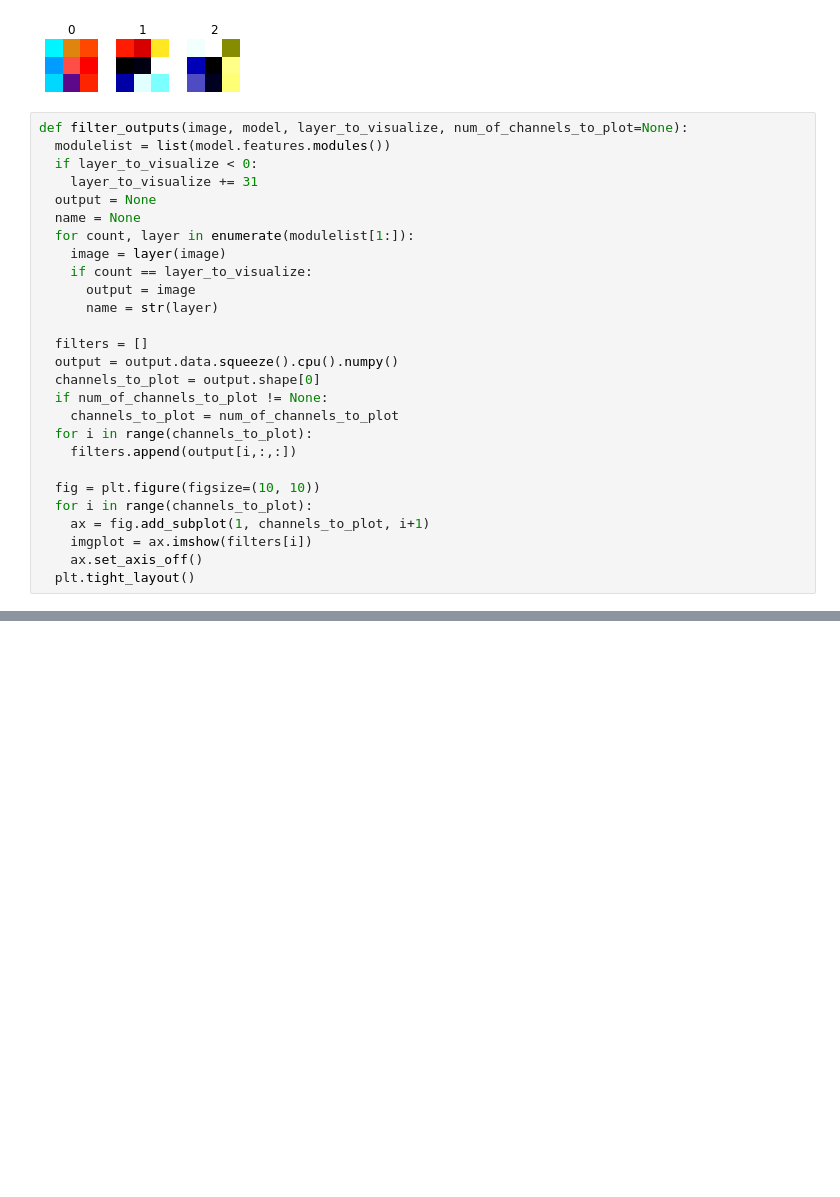
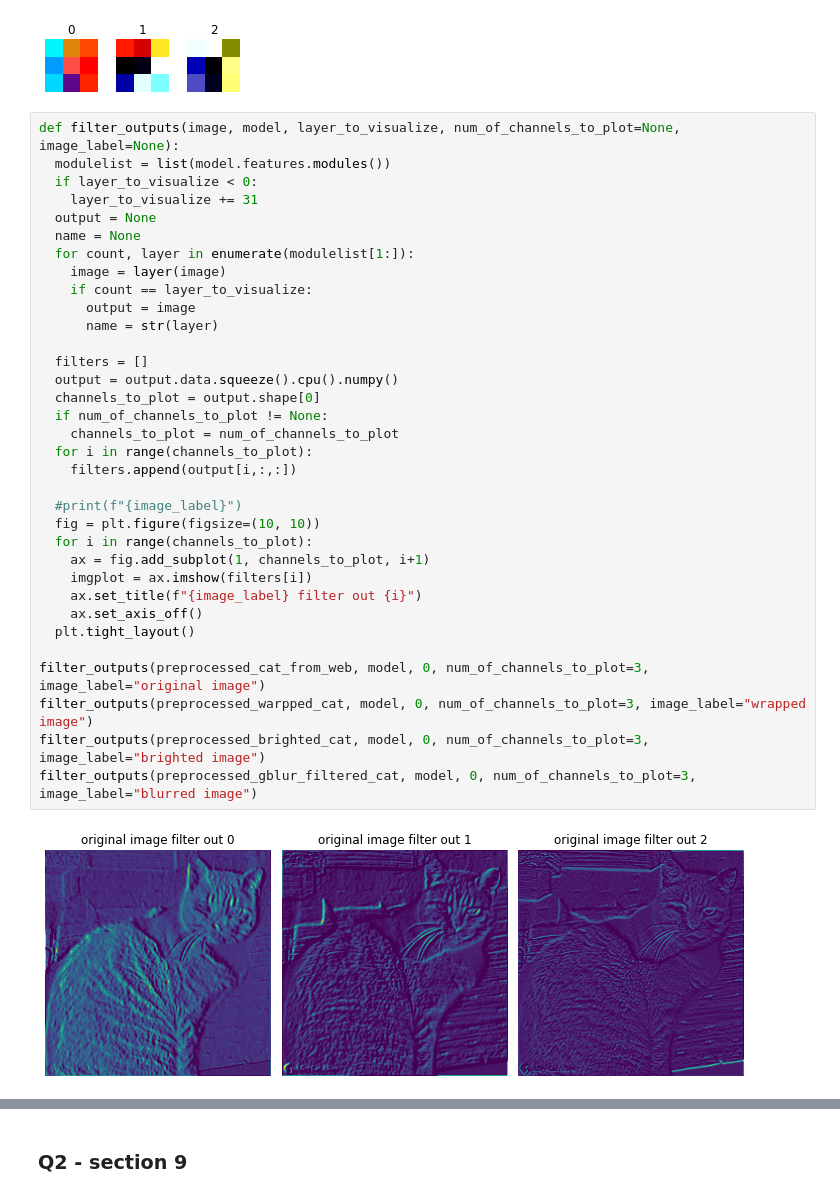
Before and after one commit to ynahum/cv_hw, a Jupyter notebook: Hw2/ee046746_hw2_deep_nn_classifiers_part_b.ipynb, the cells around one changed output, grey strips where cells are left out. Saved outputs shown, nothing was run; the diff lists cells and outputs as text; blank space fills up the shorter version.

Commit message:
Hw2 Q2 section 8 done

```diff
--- a/Hw2/ee046746_hw2_deep_nn_classifiers_part_b.ipynb
+++ b/Hw2/ee046746_hw2_deep_nn_classifiers_part_b.ipynb
@@ -369,29 +372,38 @@ plot_weights(model, 0, single_channel=False, num_of_filters_to_plot=3)
 # %% [output]
 [figure]
 # %%
-def filter_outputs(image, model, layer_to_visualize, num_of_channels_to_plot=None):
+def filter_outputs(image, model, layer_to_visualize, num_of_channels_to_plot=None, image_label=None):
   modulelist = list(model.features.modules())
   if layer_to_visualize < 0:
     layer_to_visualize += 31
   output = None
   name = None
   for count, layer in enumerate(modulelist[1:]):
     image = layer(image)
     if count == layer_to_visualize:
       output = image
       name = str(layer)
 
   filters = []
   output = output.data.squeeze().cpu().numpy()
   channels_to_plot = output.shape[0]
   if num_of_channels_to_plot != None:
     channels_to_plot = num_of_channels_to_plot
   for i in range(channels_to_plot):
     filters.append(output[i,:,:])
 
+  #print(f"{image_label}")
   fig = plt.figure(figsize=(10, 10))
   for i in range(channels_to_plot):
     ax = fig.add_subplot(1, channels_to_plot, i+1)
     imgplot = ax.imshow(filters[i])
+    ax.set_title(f"{image_label} filter out {i}")
     ax.set_axis_off()
   plt.tight_layout()
+
+filter_outputs(preprocessed_cat_from_web, model, 0, num_of_channels_to_plot=3, image_label="original image")
+filter_outputs(preprocessed_warpped_cat, model, 0, num_of_channels_to_plot=3, image_label="wrapped image")
+filter_outputs(preprocessed_brighted_cat, model, 0, num_of_channels_to_plot=3, image_label="brighted image")
+filter_outputs(preprocessed_gblur_filtered_cat, model, 0, num_of_channels_to_plot=3, image_label="blurred image")
+# %% [output]
+[figure, added]
@@ -398,3 +413,5 @@ def filter_outputs(image, model, layer_to_visualize, num_of_channels_to_plot=Non
+# %% [markdown]
+### Q2 - section 9
 # %% [markdown]
 ## <img src="https://img.icons8.com/dusk/64/000000/prize.png" style="height:50px;display:inline"> Credits
 * Icons from <a href="https://icons8.com/">Icon8.com</a> - https://icons8.com
```
Also changed, not shown: parts of 3 cells of this notebook.
